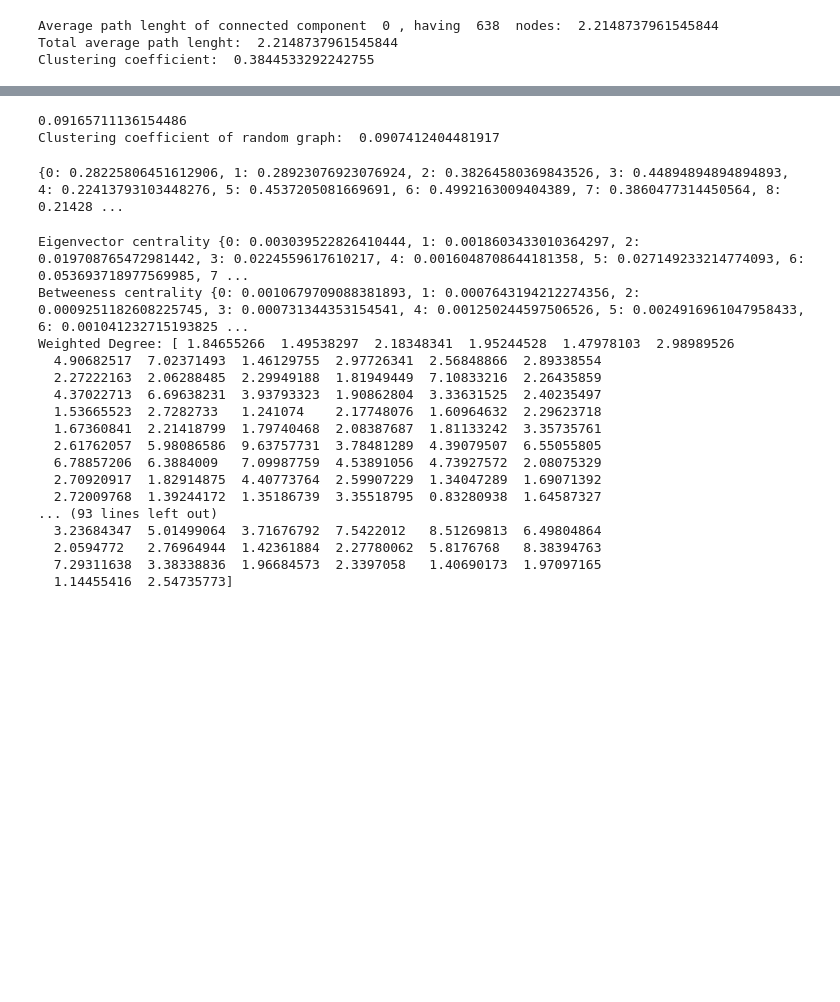
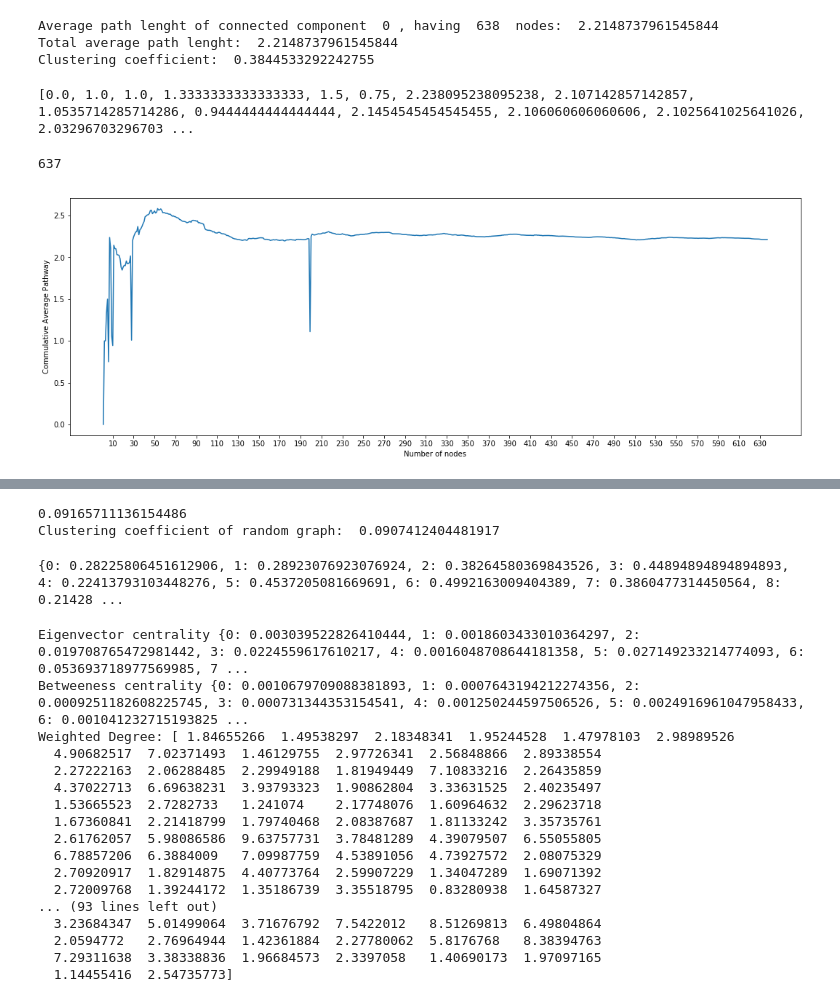
Before and after one commit to andreiarog/RC_project2, a Jupyter notebook: proj_initial_analysis.ipynb, the cells around one changed output, grey strips where cells are left out. Saved outputs shown, nothing was run; the diff lists cells and outputs as text; code cells hidden in the pictures; blank space fills up the shorter version.

Commit message:
small-world

```diff
--- a/proj_initial_analysis.ipynb
+++ b/proj_initial_analysis.ipynb
@@ -96,3 +95,27 @@ print("Clustering coefficient: ", clustering_coefficient)
 Average path lenght of connected component  0 , having  638  nodes:  2.2148737961545844
 Total average path lenght:  2.2148737961545844
 Clustering coefficient:  0.3844533292242755
+# %%
+comm_avg_pathway=[]
+
+for n in G.nodes():
+    if (n!=0):
+        H = G.subgraph(list(range(0, n)))
+        num_connected_components = 0
+        path_length_sum = 0
+        for g in nx.connected_component_subgraphs(H):
+            shortest_path_g = nx.average_shortest_path_length(g)
+            path_length_sum += shortest_path_g
+            num_connected_components += 1
+
+        tot_avg= path_length_sum/num_connected_components
+
+        comm_avg_pathway.append(tot_avg)
+
+print(comm_avg_pathway)
+# %% [output]
+[0.0, 1.0, 1.0, 1.3333333333333333, 1.5, 0.75, 2.238095238095238, 2.107142857142857, 1.0535714285714286, 0.9444444444444444, 2.1454545454545455, 2.106060606060606, 2.1025641025641026, 2.03296703296703 ...
+# %%
+print(len(comm_avg_pathway))
+# %% [output]
+637
@@ -98,0 +124,14 @@ Clustering coefficient:  0.3844533292242755
+# %%
+#SMALL WORLD PROPERTIES
+y=comm_avg_pathway
+x=list(range(1,638))
+
+plt.figure(figsize=(18, 6))
+plt.plot(x,y)
+plt.ylabel("Commulative Average Pathway")
+plt.xlabel("Number of nodes")
+plt.xticks(np.arange(min(x)+9, max(x), 20))
+
+plt.savefig("SW_plot.png")
+# %% [output]
+[figure, added]
```
Also changed, not shown: parts of 4 cells of this notebook, 3 other files.
